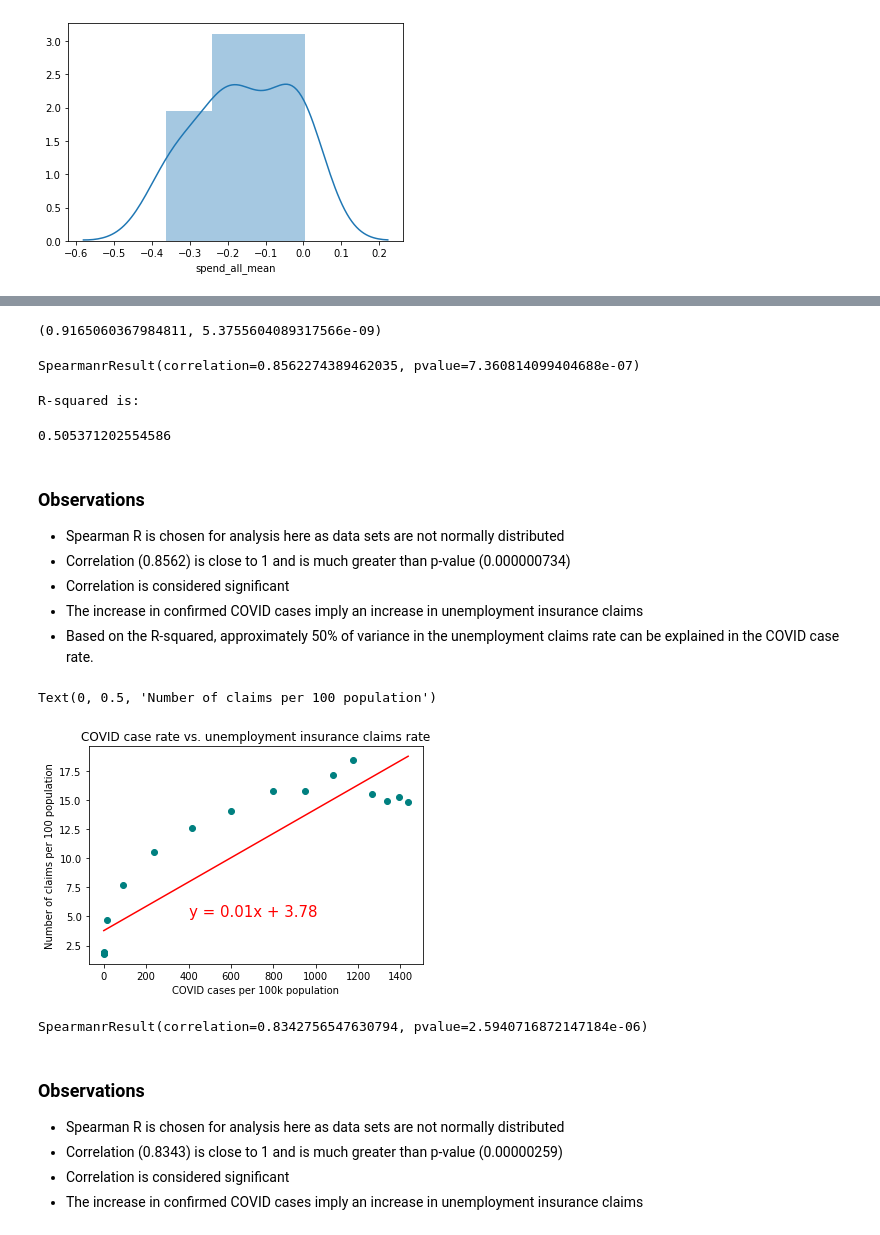
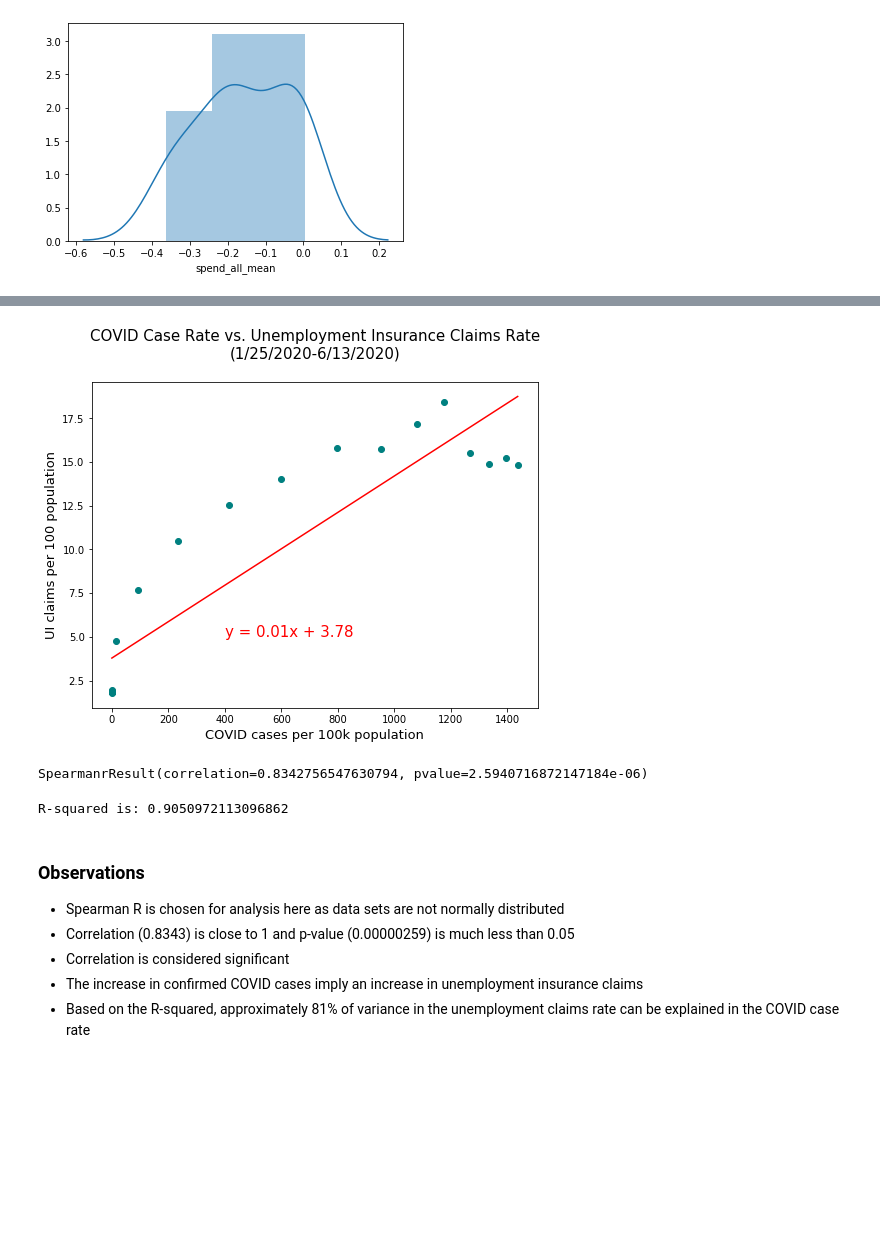
Before and after one commit to Starlinf/Project1, a Jupyter notebook: Project1_Q2.ipynb, the cells around one changed output, grey strips where cells are left out. Cells and saved outputs as stored; diff of their text form; code cells hidden in the pictures; blank space fills up the shorter version.

```diff
--- a/Project1_Q2.ipynb
+++ b/Project1_Q2.ipynb
@@ -575,25 +560,11 @@ Ttest_indResult(statistic=4.0900620707280915, pvalue=0.0005698559952008966)
 # %%
-# Pearson correlation coefficient; assumes normal distributions of 2 indp. data sets
-# https://docs.scipy.org/doc/scipy/reference/generated/scipy.stats.pearsonr.html#scipy.stats.pearsonr
-stats.pearsonr(total_COVID, total_claims)
+# # Pearson correlation coefficient; assumes normal distributions of 2 indp. data sets
+# # https://docs.scipy.org/doc/scipy/reference/generated/scipy.stats.pearsonr.html#scipy.stats.pearsonr
+# stats.pearsonr(total_COVID, total_claims)
-# %% [output]
-(0.9165060367984811, 5.3755604089317566e-09)
 # %%
 # Spearman correlation coefficient; assumes 2 data sets are not normally distributed
-# https://docs.scipy.org/doc/scipy/reference/generated/scipy.stats.spearmanr.html#scipy.stats.spearmanr
-stats.spearmanr(total_COVID, total_claims)
+# # https://docs.scipy.org/doc/scipy/reference/generated/scipy.stats.spearmanr.html#scipy.stats.spearmanr
+# stats.spearmanr(total_COVID, total_claims)
-# %% [output]
-SpearmanrResult(correlation=0.8562274389462035, pvalue=7.360814099404688e-07)
 # %%
-print(f'R-squared is:')
-rvalue**2
+# print(f'R-squared is:')
+# rvalue**2
-# %% [output]
-R-squared is:
-0.505371202554586
-# %% [markdown]
-### Observations
-* Spearman R is chosen for analysis here as data sets are not normally distributed
-* Correlation (0.8562) is close to 1 and is much greater than p-value (0.000000734)
-* Correlation is considered significant
-* The increase in confirmed COVID cases imply an increase in unemployment insurance claims
-* Based on the R-squared, approximately 50% of variance in the unemployment claims rate can be explained in the COVID case rate.
@@ -600,33 +578,42 @@ R-squared is:
 # %%
-# Scatter plot 2: COVID case rate vs. unemployment insurance claims rate between Jan and Jun
+# Scatter plot 1: COVID case rate vs. unemployment insurance claims rate between Jan and Jun
 
-(slope, intercept, rvalue, pvalue, stderr) = stats.linregress(COVID_case_rate, total_claims_rate)
-regress_values = COVID_case_rate * slope + intercept
-line_eq = "y = " + str(round(slope,2)) + "x + " + str(round(intercept,2))
+(slope1, intercept1, rvalue1, pvalue1, stderr1) = stats.linregress(COVID_case_rate, total_claims_rate)
+regress_values1 = COVID_case_rate * slope1 + intercept1
+line_eq1 = "y = " + str(round(slope1,2)) + "x + " + str(round(intercept1,2))
 
+plt.figure(figsize=(8,6)).tight_layout()
 plt.scatter(
     COVID_case_rate, total_claims_rate,
     marker='o',
     facecolors='teal',
     edgecolors='teal')
-plt.plot(COVID_case_rate,regress_values,"r-")
-plt.annotate(line_eq,(400, 5),fontsize=15,color="red")
+plt.plot(COVID_case_rate,regress_values1,"r-")
+plt.annotate(line_eq1,(400, 5),fontsize=15,color="red")
 
-plt.title('COVID case rate vs. unemployment insurance claims rate')
-plt.xlabel('COVID cases per 100k population')
-plt.ylabel('Number of claims per 100 population')
+plt.title('COVID Case Rate vs. Unemployment Insurance Claims Rate\n(1/25/2020-6/13/2020)\n', fontsize=15)
+plt.xlabel('COVID cases per 100k population', fontsize=13)
+plt.ylabel('UI claims per 100 population', fontsize=13)
+
+fig.tight_layout()
+plt.savefig('Q2_covid_uir_scatter.png')
+plt.show()
 # %% [output]
-Text(0, 0.5, 'Number of claims per 100 population')
-[figure, old version]
+[figure, new version]
 # %%
 # Spearman correlation coefficient; assumes 2 data sets are not normally distributed
 # https://docs.scipy.org/doc/scipy/reference/generated/scipy.stats.spearmanr.html#scipy.stats.spearmanr
 stats.spearmanr(COVID_case_rate, total_claims_rate)
 # %% [output]
 SpearmanrResult(correlation=0.8342756547630794, pvalue=2.5940716872147184e-06)
+# %%
+print(f'R-squared is: {rvalue1**1}')
+# %% [output]
+R-squared is: 0.9050972113096862
 # %% [markdown]
 ### Observations
 * Spearman R is chosen for analysis here as data sets are not normally distributed
-* Correlation (0.8343) is close to 1 and is much greater than p-value (0.00000259)
+* Correlation (0.8343) is close to 1 and p-value (0.00000259) is much less than 0.05
 * Correlation is considered significant
 * The increase in confirmed COVID cases imply an increase in unemployment insurance claims
+* Based on the R-squared, approximately 81% of variance in the unemployment claims rate can be explained in the COVID case rate
```
Also changed, not shown: parts of 38 cells of this notebook.
